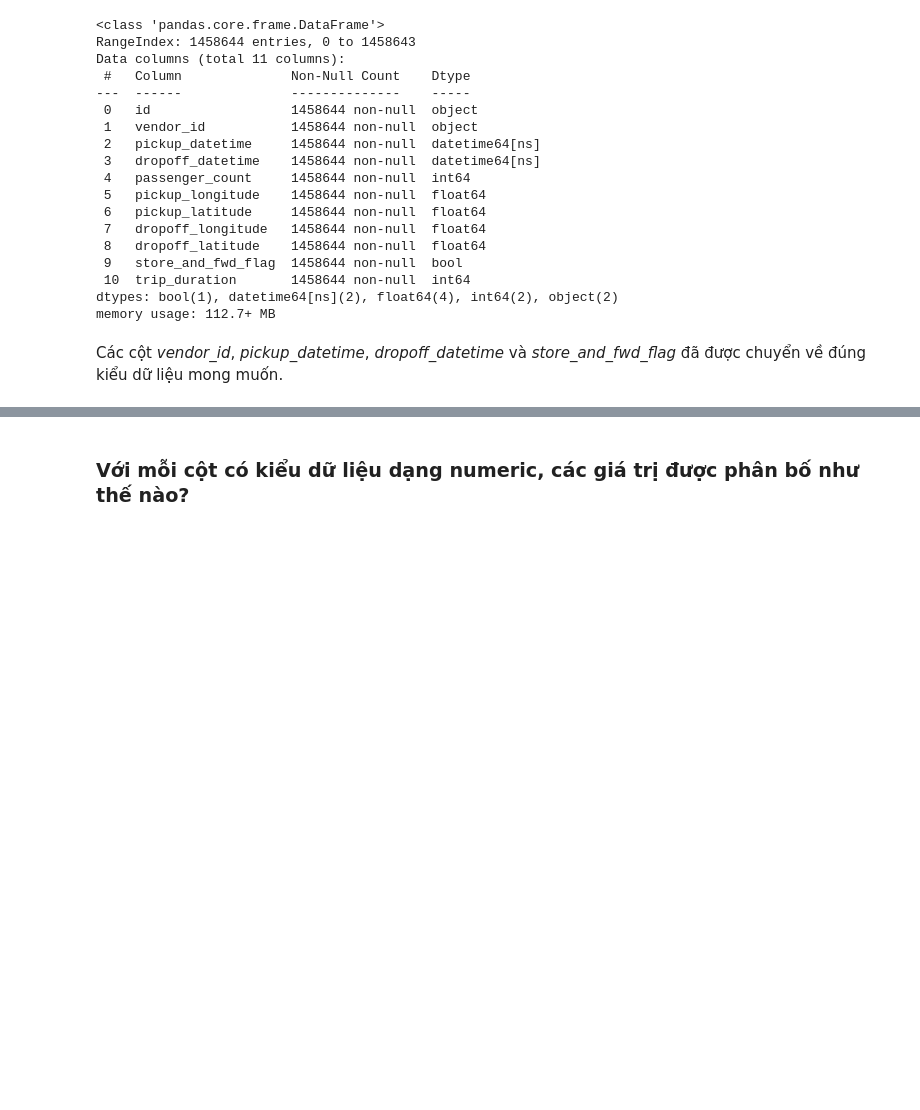
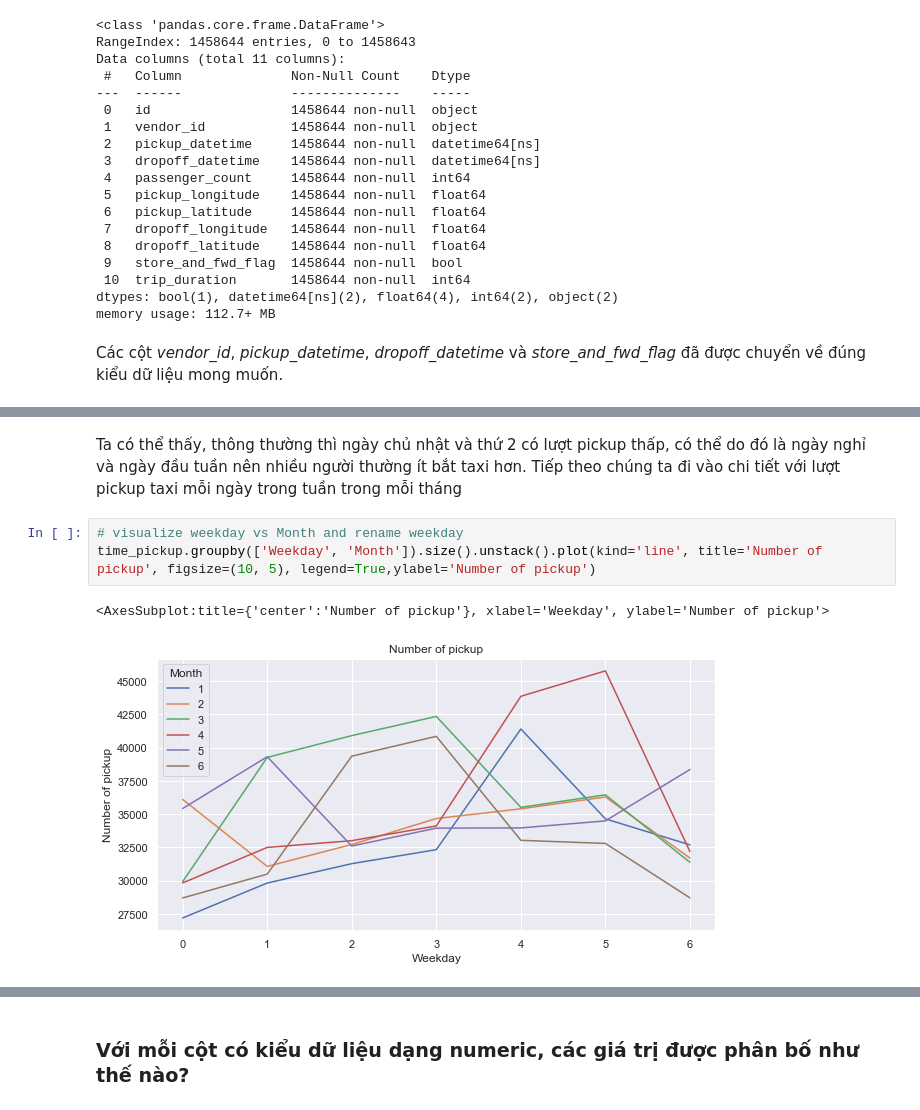
Before and after one commit to linh0303052/programming4DS, a Jupyter notebook: report.ipynb, the cells around one changed output, grey strips where cells are left out. Cells and saved outputs as stored; diff of their text form; blank space fills up the shorter version.

```diff
--- a/report.ipynb
+++ b/report.ipynb
@@ -201,0 +226,8 @@ Các cột *vendor_id*, *pickup_datetime*, *dropoff_datetime* và *store_and_fwd
+# %% [markdown]
+Ta có thể thấy, thông thường thì ngày chủ nhật và thứ 2 có lượt pickup thấp, có thể do đó là ngày nghỉ và ngày đầu tuần nên nhiều người thường ít bắt taxi hơn. Tiếp theo chúng ta đi vào chi tiết với lượt pickup taxi mỗi ngày trong tuần trong mỗi tháng
+# %%
+# visualize weekday vs Month and rename weekday
+time_pickup.groupby(['Weekday', 'Month']).size().unstack().plot(kind='line', title='Number of pickup', figsize=(10, 5), legend=True,ylabel='Number of pickup')
+# %% [output]
+<AxesSubplot:title={'center':'Number of pickup'}, xlabel='Weekday', ylabel='Number of pickup'>
+[figure, added]
```
Also changed, not shown: parts of 24 cells of this notebook.
